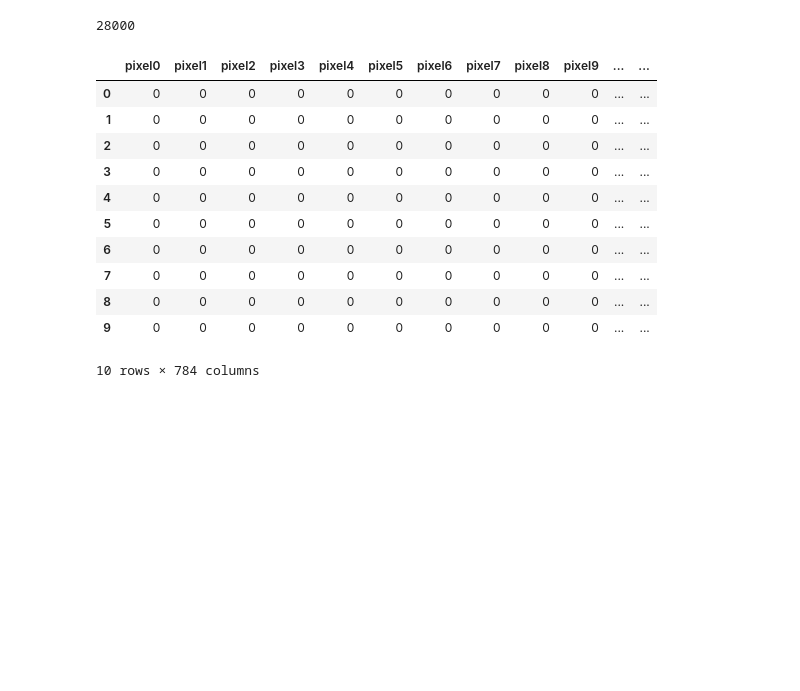
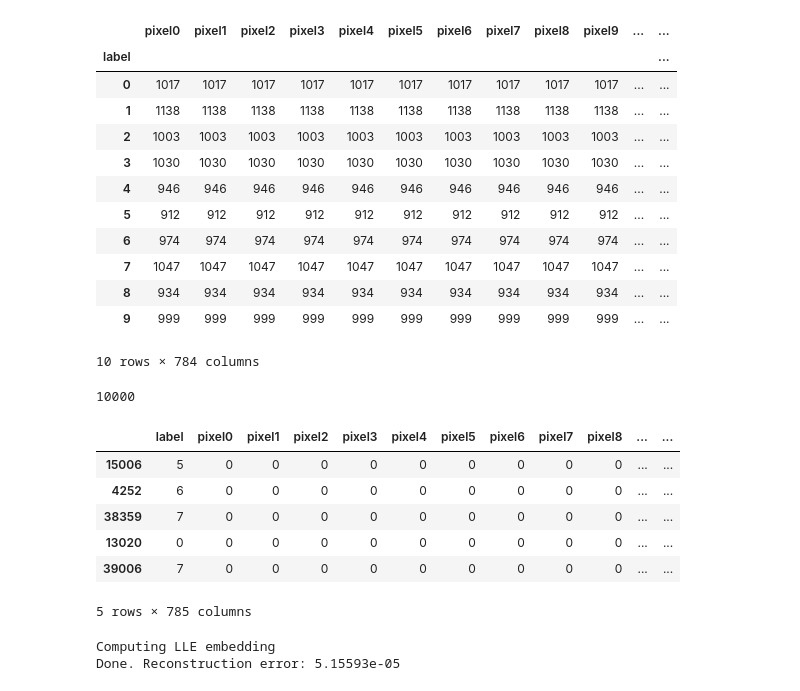
Before and after one commit to vunguyen1990/DimentionalityReduction, a Jupyter notebook: DimentionalityReduction.ipynb, the cells around one changed output. Cells and saved outputs as stored; diff of their text form; code cells hidden in the pictures; blank space fills up the shorter version.

```diff
--- a/DimentionalityReduction.ipynb
+++ b/DimentionalityReduction.ipynb
@@ -4,19 +8,32 @@ import
 # %%
-sample_df = pd.read_csv('test.csv')
+digits_df = pd.read_csv('train.csv')
+# %%
+sample_df = digits_df.sample(10000)
+# %%
+sample_df.groupby('label').count()
+# %% [output]
+|  | pixel0 | pixel1 | pixel2 | pixel3 | pixel4 | pixel5 | pixel6 | pixel7 | pixel8 | pixel9 | ... | ... |
+| label |  |  |  |  |  |  |  |  |  |  |  | ... |
+| 0 | 1017 | 1017 | 1017 | 1017 | 1017 | 1017 | 1017 | 1017 | 1017 | 1017 | ... | ... |
+| 1 | 1138 | 1138 | 1138 | 1138 | 1138 | 1138 | 1138 | 1138 | 1138 | 1138 | ... | ... |
+| 2 | 1003 | 1003 | 1003 | 1003 | 1003 | 1003 | 1003 | 1003 | 1003 | 1003 | ... | ... |
+| 3 | 1030 | 1030 | 1030 | 1030 | 1030 | 1030 | 1030 | 1030 | 1030 | 1030 | ... | ... |
+| 4 | 946 | 946 | 946 | 946 | 946 | 946 | 946 | 946 | 946 | 946 | ... | ... |
+| 5 | 912 | 912 | 912 | 912 | 912 | 912 | 912 | 912 | 912 | 912 | ... | ... |
+| 6 | 974 | 974 | 974 | 974 | 974 | 974 | 974 | 974 | 974 | 974 | ... | ... |
+| 7 | 1047 | 1047 | 1047 | 1047 | 1047 | 1047 | 1047 | 1047 | 1047 | 1047 | ... | ... |
+| 8 | 934 | 934 | 934 | 934 | 934 | 934 | 934 | 934 | 934 | 934 | ... | ... |
+| 9 | 999 | 999 | 999 | 999 | 999 | 999 | 999 | 999 | 999 | 999 | ... | ... |
+10 rows × 784 columns
 # %%
 print(len(sample_df))
-sample_df.head(10)
+sample_df.head()
 # %% [output]
-28000
+10000
-|  | pixel0 | pixel1 | pixel2 | pixel3 | pixel4 | pixel5 | pixel6 | pixel7 | pixel8 | pixel9 | ... | ... |
-| 0 | 0 | 0 | 0 | 0 | 0 | 0 | 0 | 0 | 0 | 0 | ... | ... |
-| 1 | 0 | 0 | 0 | 0 | 0 | 0 | 0 | 0 | 0 | 0 | ... | ... |
-| 2 | 0 | 0 | 0 | 0 | 0 | 0 | 0 | 0 | 0 | 0 | ... | ... |
-| 3 | 0 | 0 | 0 | 0 | 0 | 0 | 0 | 0 | 0 | 0 | ... | ... |
-| 4 | 0 | 0 | 0 | 0 | 0 | 0 | 0 | 0 | 0 | 0 | ... | ... |
-| 5 | 0 | 0 | 0 | 0 | 0 | 0 | 0 | 0 | 0 | 0 | ... | ... |
-| 6 | 0 | 0 | 0 | 0 | 0 | 0 | 0 | 0 | 0 | 0 | ... | ... |
-| 7 | 0 | 0 | 0 | 0 | 0 | 0 | 0 | 0 | 0 | 0 | ... | ... |
-| 8 | 0 | 0 | 0 | 0 | 0 | 0 | 0 | 0 | 0 | 0 | ... | ... |
-| 9 | 0 | 0 | 0 | 0 | 0 | 0 | 0 | 0 | 0 | 0 | ... | ... |
+|  | label | pixel0 | pixel1 | pixel2 | pixel3 | pixel4 | pixel5 | pixel6 | pixel7 | pixel8 | ... | ... |
+| 15006 | 5 | 0 | 0 | 0 | 0 | 0 | 0 | 0 | 0 | 0 | ... | ... |
+| 4252 | 6 | 0 | 0 | 0 | 0 | 0 | 0 | 0 | 0 | 0 | ... | ... |
+| 38359 | 7 | 0 | 0 | 0 | 0 | 0 | 0 | 0 | 0 | 0 | ... | ... |
+| 13020 | 0 | 0 | 0 | 0 | 0 | 0 | 0 | 0 | 0 | 0 | ... | ... |
+| 39006 | 7 | 0 | 0 | 0 | 0 | 0 | 0 | 0 | 0 | 0 | ... | ... |
-10 rows × 784 columns
+5 rows × 785 columns
@@ -22,0 +75,11 @@ sample_df.head(10)
+# %%
+# Locally linear embedding of the digits dataset
+print("Computing LLE embedding")
+clf = manifold.LocallyLinearEmbedding(n_neighbors, n_components=2,
+                                      method='standard')
+t0 = time()
+X_lle = clf.fit_transform(X)
+print("Done. Reconstruction error: %g" % clf.reconstruction_error_)
+# %% [output]
+Computing LLE embedding
+Done. Reconstruction error: 5.15593e-05
```
Also changed, not shown: parts of 5 cells of this notebook, 3 other files.
